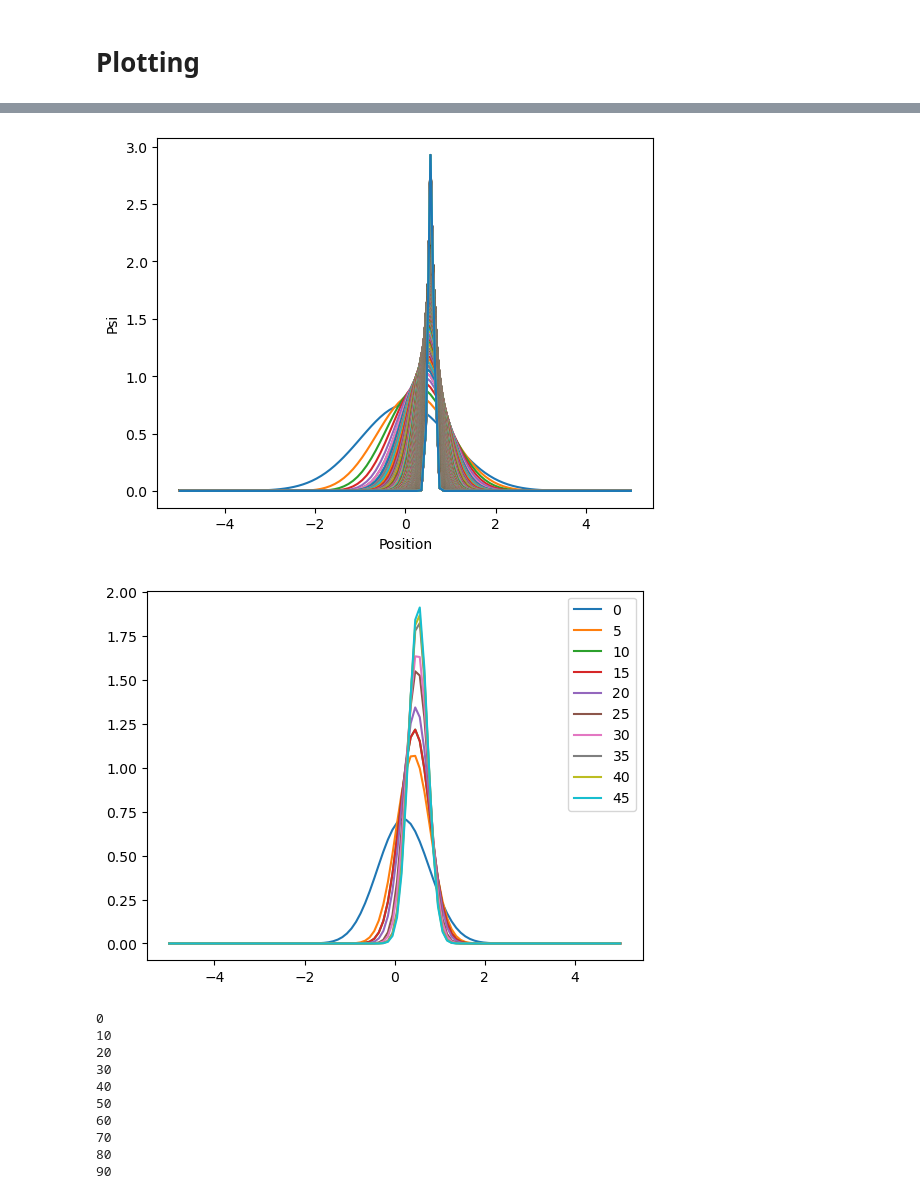
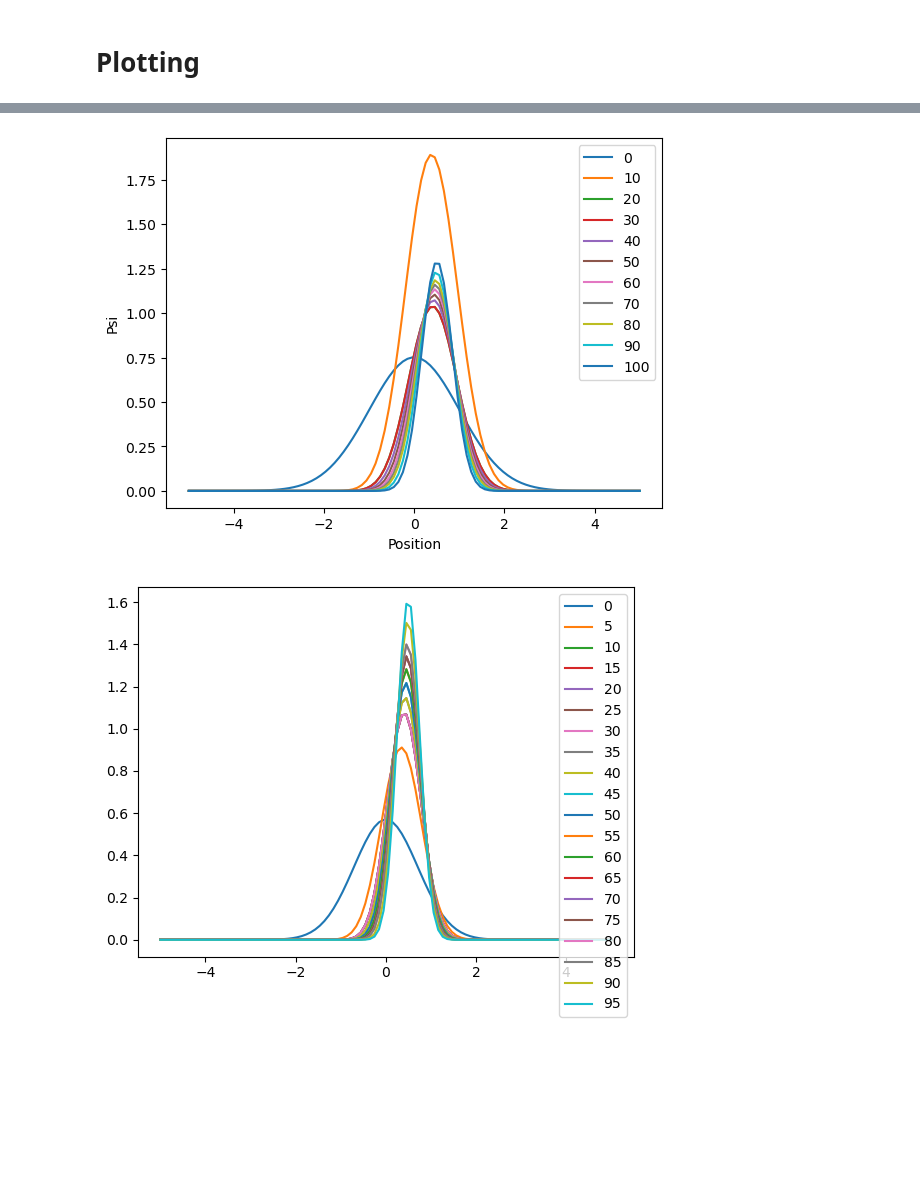
Before and after one commit to emmanuellfc/Gross-Pitaevskii, a Jupyter notebook: Metropolis/stochastic.ipynb, the cells around one changed output, grey strips where cells are left out. Saved outputs shown, nothing was run; the diff lists cells and outputs as text; code cells hidden in the pictures; blank space fills up the shorter version.

```diff
--- a/Metropolis/stochastic.ipynb
+++ b/Metropolis/stochastic.ipynb
@@ -74,3 +78,17 @@ def check_func(s0_final, s0_init, psi_new,psi_old,x_max, x_min, steps):
+# %%
+def normalize(wave_function, x_start, x_end, num_steps):
+    """
+    Normalize the wave function.
+        Parameters:
+            - Wave Function: array
+            - x_start
+            - x_end
+            - dx
+            - num steps
+    """
+    dx = (x_end-x_start)/num_steps
+    psi_normalized = wave_function/np.sqrt(np.sum(np.abs(wave_function)**2)*dx)
+    return psi_normalized
 # %%
 def loop_stochastic(h, m, g, k, mu, c1, c2, c3, v, phi, u, x_max, x_min, nsteps, xgrid, initial_wave_func, potential_func, iterations, temp):
 
@@ -96,8 +114,9 @@ def loop_stochastic(h, m, g, k, mu, c1, c2, c3, v, phi, u, x_max, x_min, nsteps,
             #print("Generating density perturbation...")
             psi=initial_wave_func*(1+c1*v*np.sin(k*xgrid+phi))
         if rand==1:
-            #print("Generating phase perturbation...")
-            psi=initial_wave_func*np.exp((1j*c2*v*np.sin(k*xgrid+phi)))
+            psi=initial_wave_func
+        #     #print("Generating phase perturbation...")
+        #     psi=initial_wave_func*np.exp((1j*c2*v*np.sin(k*xgrid+phi)))
 
         # Vary particle number
         psi=(1+c3*u)*psi
@@ -111,6 +130,9 @@ def loop_stochastic(h, m, g, k, mu, c1, c2, c3, v, phi, u, x_max, x_min, nsteps,
         accepted_s, initial_wave_func=check_func(s0_final, s0_init, psi, initial_wave_func, x_max, x_min, nsteps)
         entropy_store.append(accepted_s)
         psi_store.append(initial_wave_func)
+
+        initial_wave_func = normalize(initial_wave_func, x_min, x_max, nsteps)
+
         psi_sq=np.conjugate(initial_wave_func)*initial_wave_func
         psi_sq_store.append(psi_sq.copy())
 
@@ -145,7 +167,7 @@ psi_0=(1/np.pi**.25)*np.exp(-.5*grid**2)
 V=grid**2/2
 
 #Define run parameters
-iterations=1000
+iterations=100
 temperature=10
 # %%
 psi_array, psi_sq_array, entropy_array=loop_stochastic(hbar, mass, g_param, k_boltz, mu_chem_potential, c1_val, c2_val, c3_val, v_val, phase, u, x_end, x_start, num_steps, grid, psi_0, V, iterations, temperature)
@@ -216,37 +221,23 @@ plt.show()
 
 plt.figure()
 for i in range(0,len(psi_array)):
-    plt.plot(grid, psi_array[i], label=i)
+    if i % 10==0:
+        plt.plot(grid, np.real(psi_array[i]), label=i)
 plt.xlabel("Position")
 plt.ylabel("Psi")
-#plt.legend()
+plt.legend()
 plt.show()
 # %% [output]
-[figure, old version]
+[figure, new version]
 # %%
 # Plot psi^2 (number density)
 iterations=1000
 plt.figure()
-for i in range(50):
+for i in range(100):
     if i % 5 == 0:
         plt.plot(grid,psi_sq_array[i], label=i)
 plt.legend()
 plt.show()
 #plt.legend()
 # %% [output]
-[figure, old version]
+[figure, new version]
-# %%
-for i in range(100):
-    if i%10==0:
-        print(i)
-# %% [output]
-0
-10
-20
-30
-40
-50
-60
-70
-80
-90
```
Also changed, not shown: parts of 6 cells of this notebook.
